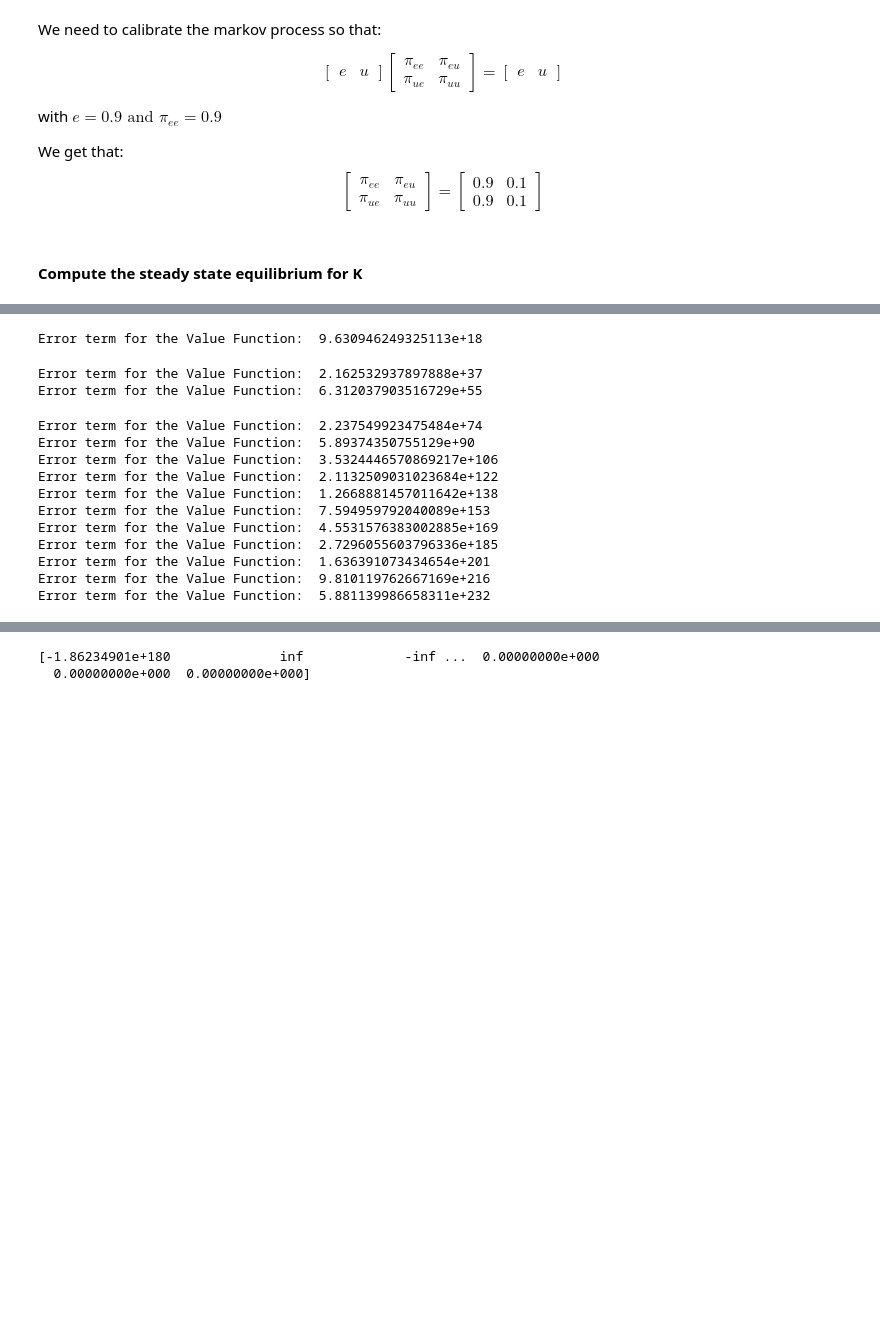
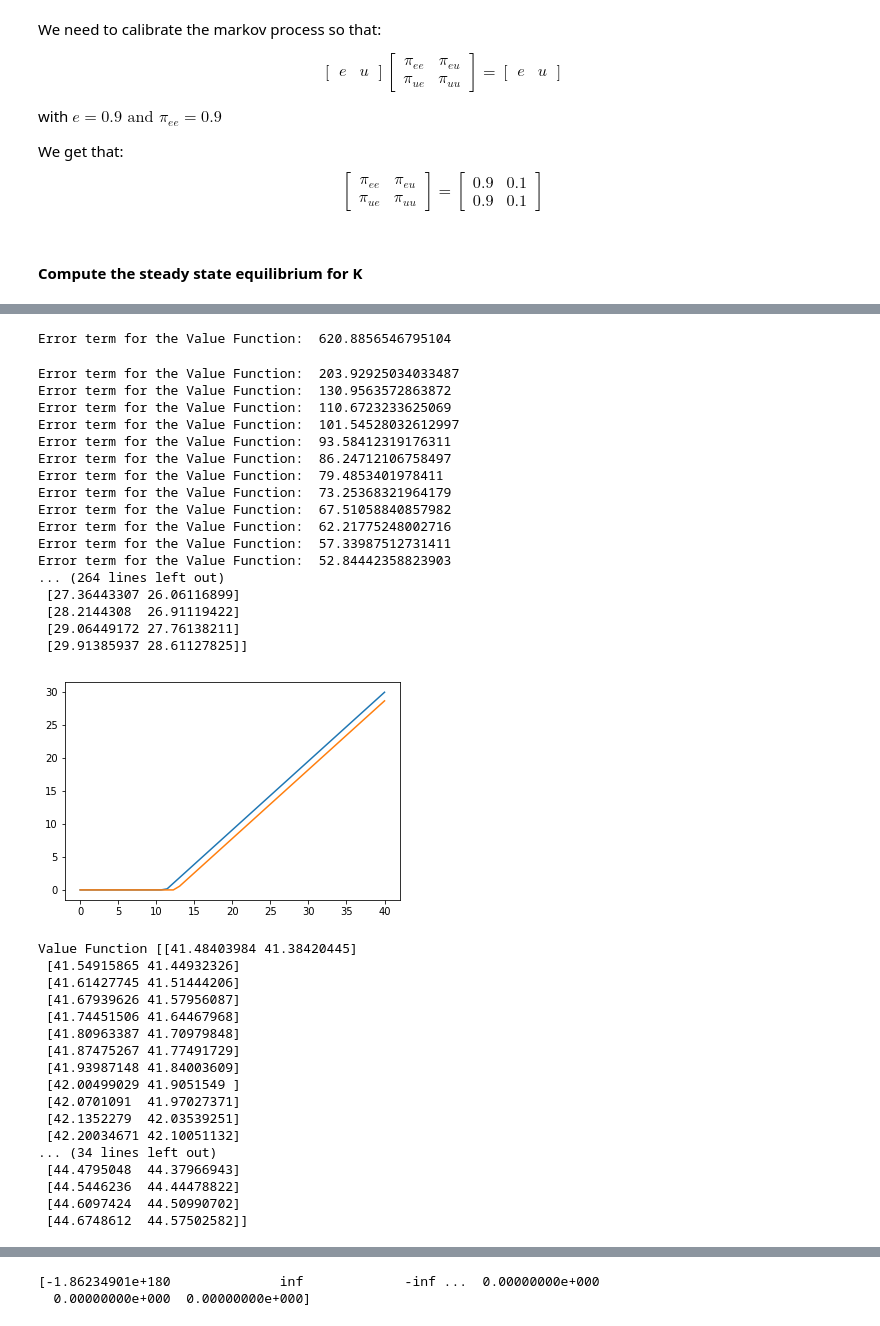
Before and after one commit to tpellet/BootCamp2019, a Jupyter notebook: ProblemSets/Econ/Week 5 - Heterogeneous Agent Models/Problem Set - Hetero Agents Model.ipynb, the cells around one changed output, grey strips where cells are left out. Saved outputs shown, nothing was run; the diff lists cells and outputs as text; code cells hidden in the pictures; blank space fills up the shorter version.

```diff
--- a/ProblemSets/Econ/Week 5 - Heterogeneous Agent Models/Problem Set - Hetero Agents Model.ipynb
+++ b/ProblemSets/Econ/Week 5 - Heterogeneous Agent Models/Problem Set - Hetero Agents Model.ipynb
@@ -60,10 +60,8 @@ Lf = lambda u: 1 - u
 
 #Utility
 def u(c):
-    if c > 0:
-        return np.log(c)
-    else:
-        return -500000000
+    return np.log(c)
+
 
 # Interpolant to evaluate Value Function
 def interpolant(x,Kgrid,Vp):
@@ -82,6 +80,9 @@ def Bellman(Kp, *args):
 
     Value = Today + β * exp
 
+    if R* Kgrid[j] + W*Ε[l] + (1 - δ) * Kgrid[j] - Kp < 0:
+        Value = - 5000000000
+
     return - Value
 
 
@@ -95,8 +96,12 @@ def simulate(Kp, simuT, Π, Kstar, Kgrid):
     Ksimu[0] = Kstar*3
 
     for t in range(1,simuT):
-#         print("K simulated",Ksimu[t-1])
+        print("K simulated",Ksimu[t-1])
         Ksimu[t] = interpolant(Ksimu[t-1], Kgrid, Kp[:,ϵ[t]])
+        if Ksimu[t] < 0:
+            Ksimu[t] = 0
+
+
 
     Kstar_new = np.mean(Ksimu[500:])
 
@@ -119,8 +124,8 @@ simuT = 10000
 
 
 # Make grid
-Klow   = 1
-Khigh  = 10
+Klow   = 0.01
+Khigh  = 40
 Kgrid = np.linspace(Klow, Khigh, N)
 
 #Steady State capital
@@ -131,8 +136,8 @@ Ustar = Uss
 
 iter  = 0
 iter2 = 0
-Vp=Kstar/6*np.ones([N,Nϵ])
-Kp=Kstar/6*np.ones([N,Nϵ])
+Vp=0*np.ones([N,Nϵ])
+Kp= Klow*np.ones([N,Nϵ])
 Vp_new=np.zeros([N,Nϵ])
 Kp_new=np.zeros([N,Nϵ])
 
@@ -144,9 +149,9 @@ while (epsi2 > tol) & (iter2 < maxiter):
     # Dynamic Programming Step
     ##########################
     R = rf(Kstar, Ustar)
-    print("Return ", R)
+#     print("Return ", R)
     W = wf(Kstar, Ustar)
-    print("Wage ", W)
+#     print("Wage ", W)
 
     while (epsi > tol) & (iter < maxiter):
 
@@ -165,8 +170,9 @@ while (epsi2 > tol) & (iter2 < maxiter):
         #Update
         Kp=Kp_new*1.
         Vp = Vp_new*1.
+
         iter=iter+1
-
+    Kp_new[Kp_new < 0]  = 0
     print("Policy Function",Kp_new)
     plt.plot(Kgrid, Kp_new[:,0])
     plt.plot(Kgrid, Kp_new[:,1])
@@ -193,14 +196,36 @@ Error term for the Value Function:  2.4749623951701955e+19
-Error term for the Value Function:  9.630946249325113e+18
+Error term for the Value Function:  620.8856546795104
-Error term for the Value Function:  2.162532937897888e+37
-Error term for the Value Function:  6.312037903516729e+55
+Error term for the Value Function:  203.92925034033487
+Error term for the Value Function:  130.9563572863872
+Error term for the Value Function:  110.6723233625069
+Error term for the Value Function:  101.54528032612997
+Error term for the Value Function:  93.58412319176311
+Error term for the Value Function:  86.24712106758497
+Error term for the Value Function:  79.4853401978411
+Error term for the Value Function:  73.25368321964179
+Error term for the Value Function:  67.51058840857982
+Error term for the Value Function:  62.21775248002716
+Error term for the Value Function:  57.33987512731411
+Error term for the Value Function:  52.84442358823903
+... (264 lines left out)
+ [27.36443307 26.06116899]
+ [28.2144308  26.91119422]
+ [29.06449172 27.76138211]
+ [29.91385937 28.61127825]]
+[figure, new version]
-Error term for the Value Function:  2.237549923475484e+74
-Error term for the Value Function:  5.89374350755129e+90
-Error term for the Value Function:  3.5324446570869217e+106
-Error term for the Value Function:  2.1132509031023684e+122
-Error term for the Value Function:  1.2668881457011642e+138
-Error term for the Value Function:  7.594959792040089e+153
-Error term for the Value Function:  4.5531576383002885e+169
-Error term for the Value Function:  2.7296055603796336e+185
-Error term for the Value Function:  1.636391073434654e+201
-Error term for the Value Function:  9.810119762667169e+216
-Error term for the Value Function:  5.881139986658311e+232
+Value Function [[41.48403984 41.38420445]
+ [41.54915865 41.44932326]
+ [41.61427745 41.51444206]
+ [41.67939626 41.57956087]
+ [41.74451506 41.64467968]
+ [41.80963387 41.70979848]
+ [41.87475267 41.77491729]
+ [41.93987148 41.84003609]
+ [42.00499029 41.9051549 ]
+ [42.0701091  41.97027371]
+ [42.1352279  42.03539251]
+ [42.20034671 42.10051132]
+... (34 lines left out)
+ [44.4795048  44.37966943]
+ [44.5446236  44.44478822]
+ [44.6097424  44.50990702]
+ [44.6748612  44.57502582]]
```
Also changed, not shown: parts of 1 cell of this notebook, 3 other files.
